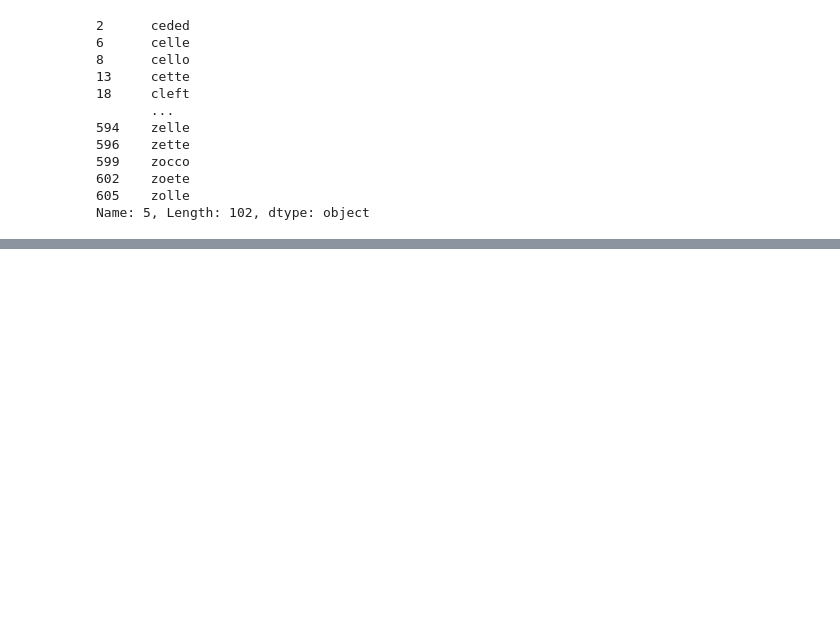
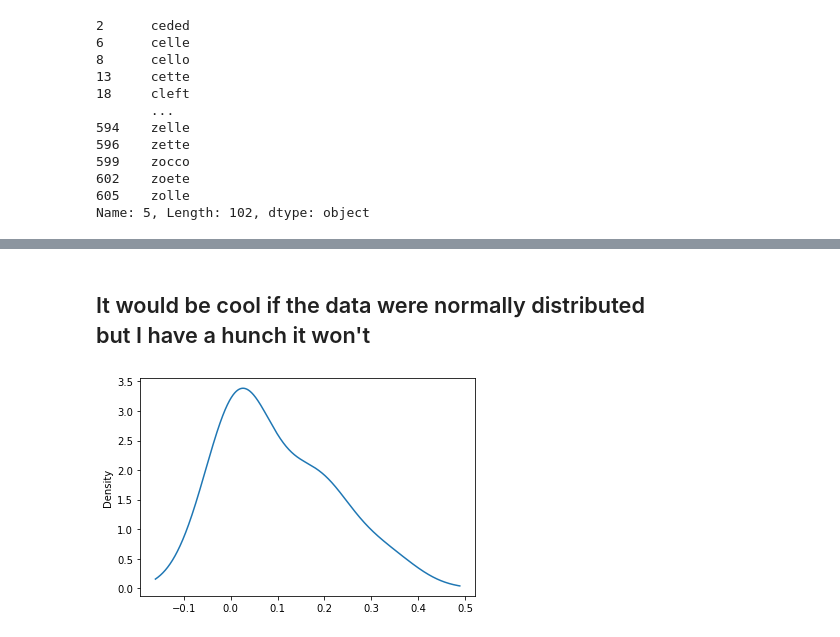
Before and after one commit to nate-walter/Words-From-The-Eye-Chart, a Jupyter notebook: Snellen_Words.ipynb, the cells around one changed output, grey strips where cells are left out. Cells and saved outputs as stored; diff of their text form; code cells hidden in the pictures; blank space fills up the shorter version.

```diff
--- a/Snellen_Words.ipynb
+++ b/Snellen_Words.ipynb
@@ -916,0 +975,7 @@ Name: 5, Length: 102, dtype: object
+# %% [markdown]
+## It would be cool if the data were normally distributed<br>but I have a hunch it won't
+# %%
+counts = data['length'].value_counts(normalize=True)
+counts.plot.kde();
+# %% [output]
+[figure, added]
```
Also changed, not shown: parts of 12 cells of this notebook.
